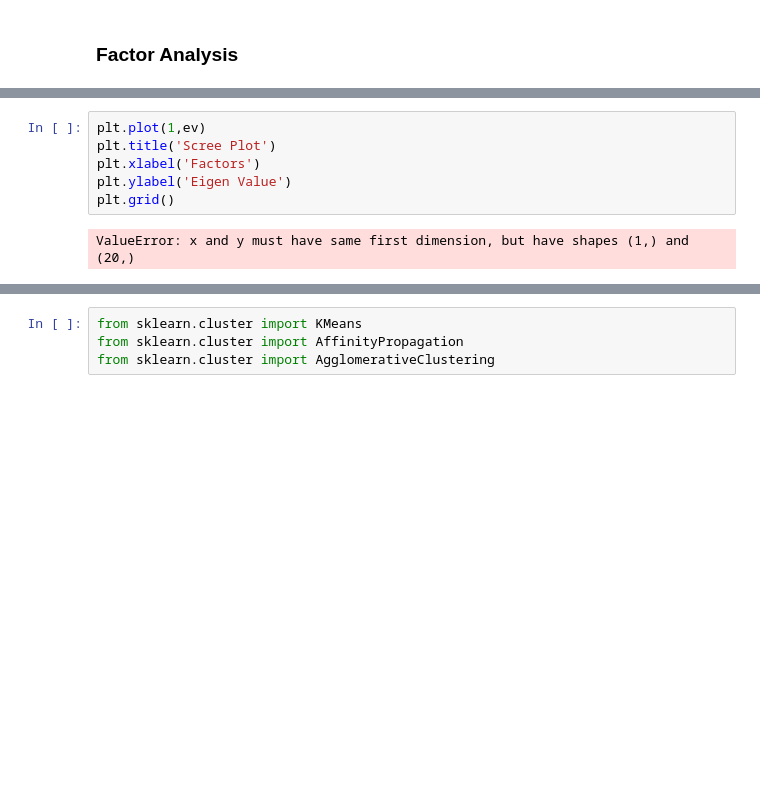
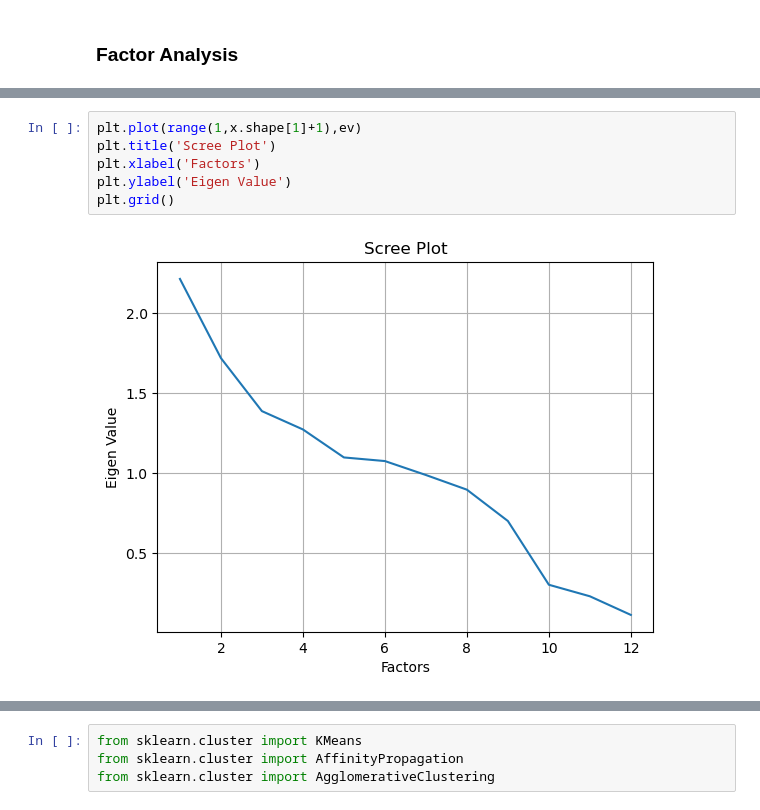
Before and after one commit to mmamei/earthquake2016, a Jupyter notebook: clustering.ipynb, the cells around one changed output, grey strips where cells are left out. Drawn from its saved outputs; the diff is of its cells as text; blank space fills up the shorter version.

```diff
--- a/clustering.ipynb
+++ b/clustering.ipynb
@@ -212,9 +216,9 @@ ev
 # %%
-plt.plot(1,ev)
+plt.plot(range(1,x.shape[1]+1),ev)
 plt.title('Scree Plot')
 plt.xlabel('Factors')
 plt.ylabel('Eigen Value')
 plt.grid()
 # %% [output]
-ValueError: x and y must have same first dimension, but have shapes (1,) and (20,)
+[figure, added]
 # %% [markdown]
```
Also changed, not shown: parts of 28 cells of this notebook, 13 other files.
